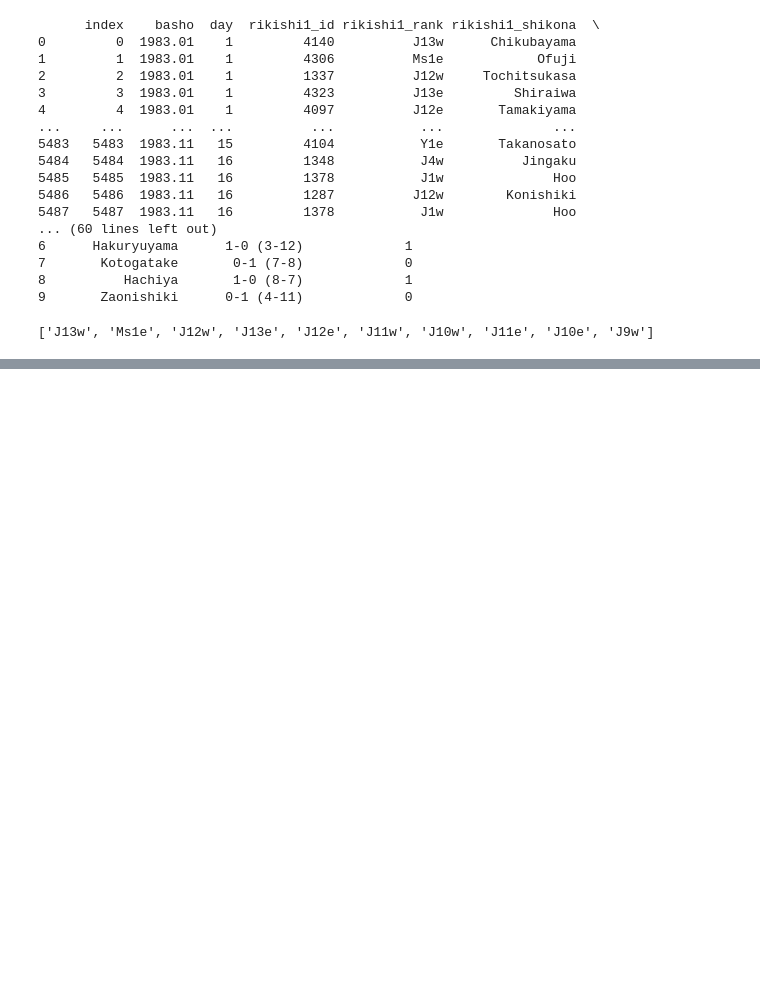
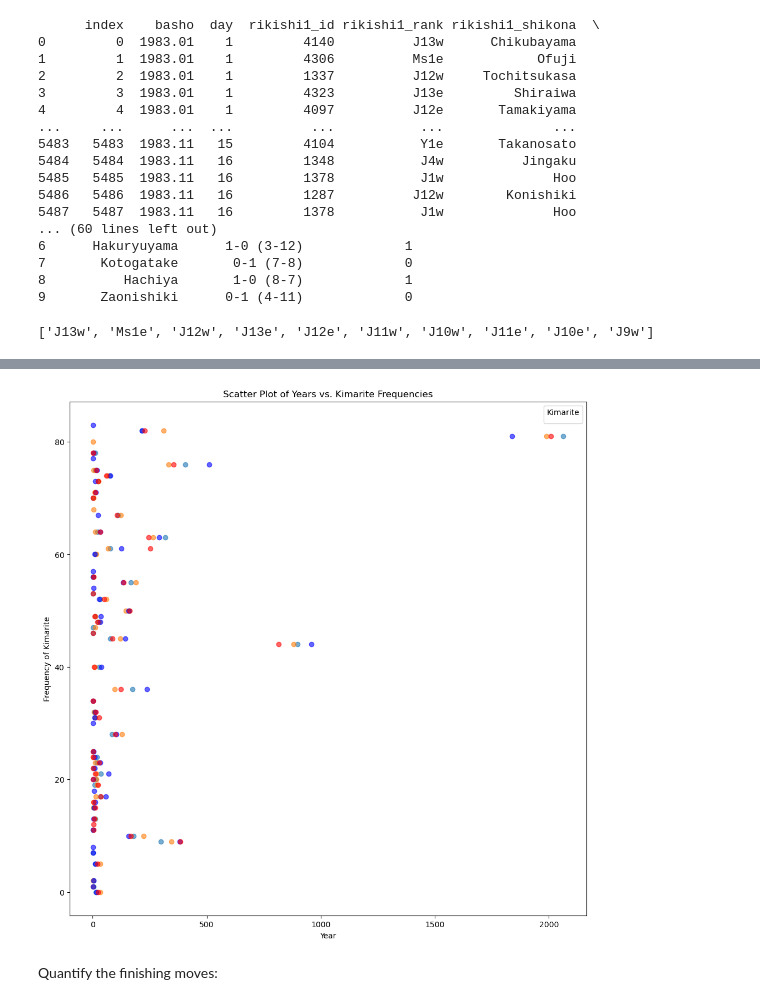
Before and after one commit to kyla-pohl/Erdos-Institute-Fall-2024-Project-Sumo, a Jupyter notebook: Siavash_Sumo.ipynb, the cells around one changed output, grey strips where cells are left out. Saved outputs shown, nothing was run; the diff lists cells and outputs as text; code cells hidden in the pictures; blank space fills up the shorter version.

Commit message:
finishing move frequency

```diff
--- a/Siavash_Sumo.ipynb
+++ b/Siavash_Sumo.ipynb
@@ -172,4 +192,5 @@ Unique entries in the column: {'tsuridashi', 'hikiotoshi', 'harimanage', 'shitat
 # %%
+
 import pandas as pd
 
 def get_unique_entries_with_counts(csv_file_path, column_name):
@@ -184,7 +205,7 @@ def get_unique_entries_with_counts(csv_file_path, column_name):
 
     return entry_counts
 
-csv_file_path = 'data/1984.csv'  # This is the file path
+csv_file_path = 'data/1983.csv'  # This is the file path
 column_name = 'kimarite'   #Not sure if all of the files have same name for finishing move
 
 entry_counts = get_unique_entries_with_counts(csv_file_path, column_name)
@@ -209,0 +286,25 @@ Name: count, dtype: int64
+# %%
+import matplotlib.pyplot as plt
+
+# Set 'Year' as the x-axis and plot frequencies of each unique 'kimarite'
+plt.figure(figsize=(12, 12))
+
+# Loop through each kimarite frequency column in the DataFrame
+#for column in combined_data_df.columns:
+#    plt.scatter(combined_data_df[0], combined_data_df[column], label=column.replace('_frequency', ''), alpha=0.6)
+for i in range(1,3):
+    plt.scatter(combined_data_df.iloc[:, i],combined_data_df.index, alpha=0.6)
+
+plt.scatter(combined_data_df.iloc[:, 9],combined_data_df.index, color='blue', alpha=0.6)
+plt.scatter(combined_data_df.iloc[:, 8],combined_data_df.index, color='red', alpha=0.6)
+
+# Labeling the plot
+plt.xlabel("Year")
+plt.ylabel("Frequency of Kimarite")
+plt.title("Scatter Plot of Years vs. Kimarite Frequencies")
+plt.legend(title="Kimarite")
+plt.show()
+# %% [output]
+[figure, added]
+# %% [markdown]
+Quantify the finishing moves:
```
Also changed, not shown: parts of 6 cells of this notebook, 3 other files.
